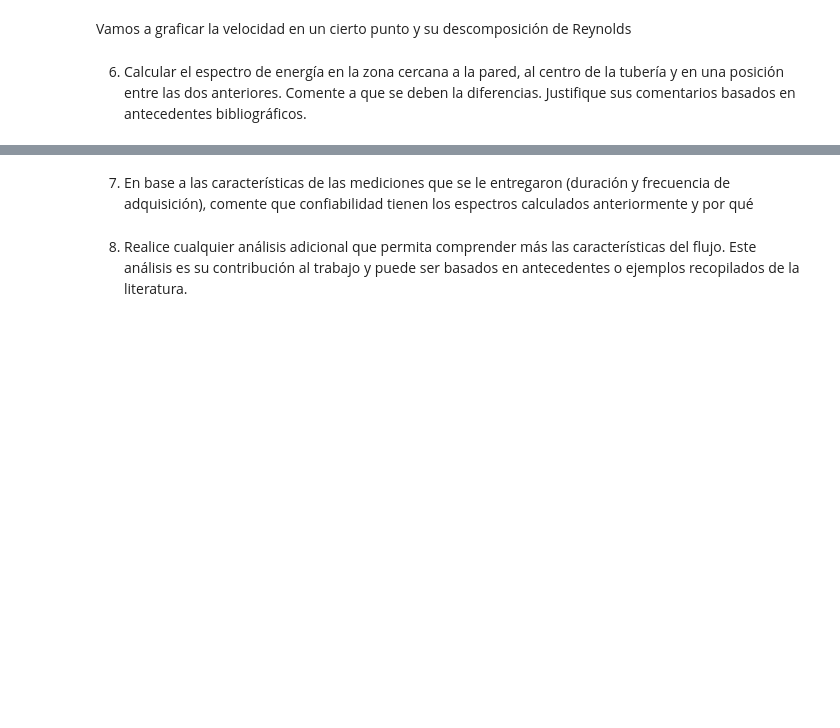
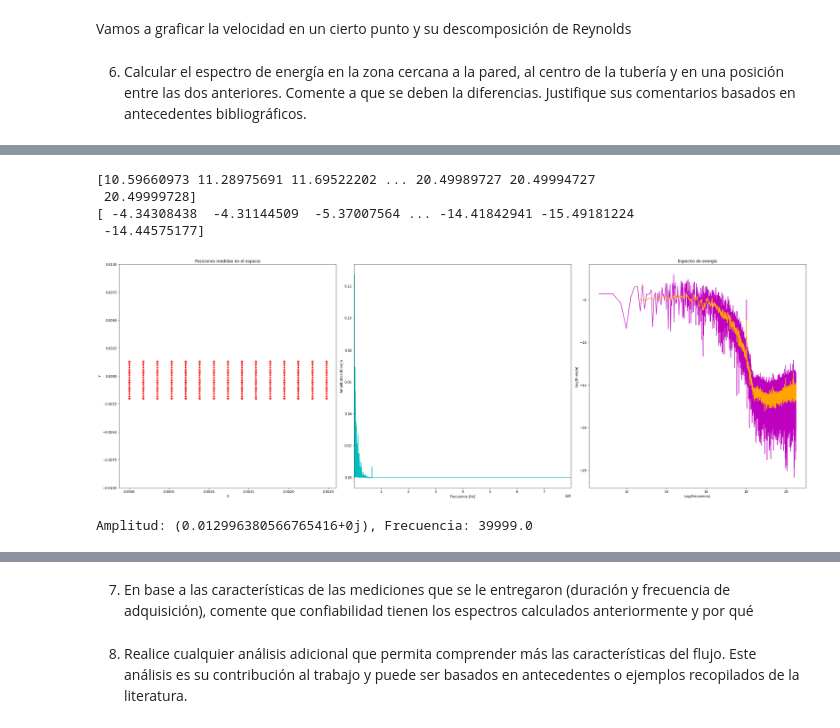
Before and after one commit to AlonsoEspinoza8/Proyecto-ICH1104, a Jupyter notebook: proyecto.ipynb, the cells around one changed output, grey strips where cells are left out. Saved outputs shown, nothing was run; the diff lists cells and outputs as text; code cells hidden in the pictures; blank space fills up the shorter version.

```diff
--- a/proyecto.ipynb
+++ b/proyecto.ipynb
@@ -335,0 +414,9 @@ plt.show()
+# %%
+fourier_transform("medio")
+# %% [output]
+[10.59660973 11.28975691 11.69522202 ... 20.49989727 20.49994727
+ 20.49999728]
+[ -4.34308438  -4.31144509  -5.37007564 ... -14.41842941 -15.49181224
+ -14.44575177]
+[figure, added]
+Amplitud: (0.012996380566765416+0j), Frecuencia: 39999.0
```
Also changed, not shown: parts of 7 cells of this notebook, 1 other file.
